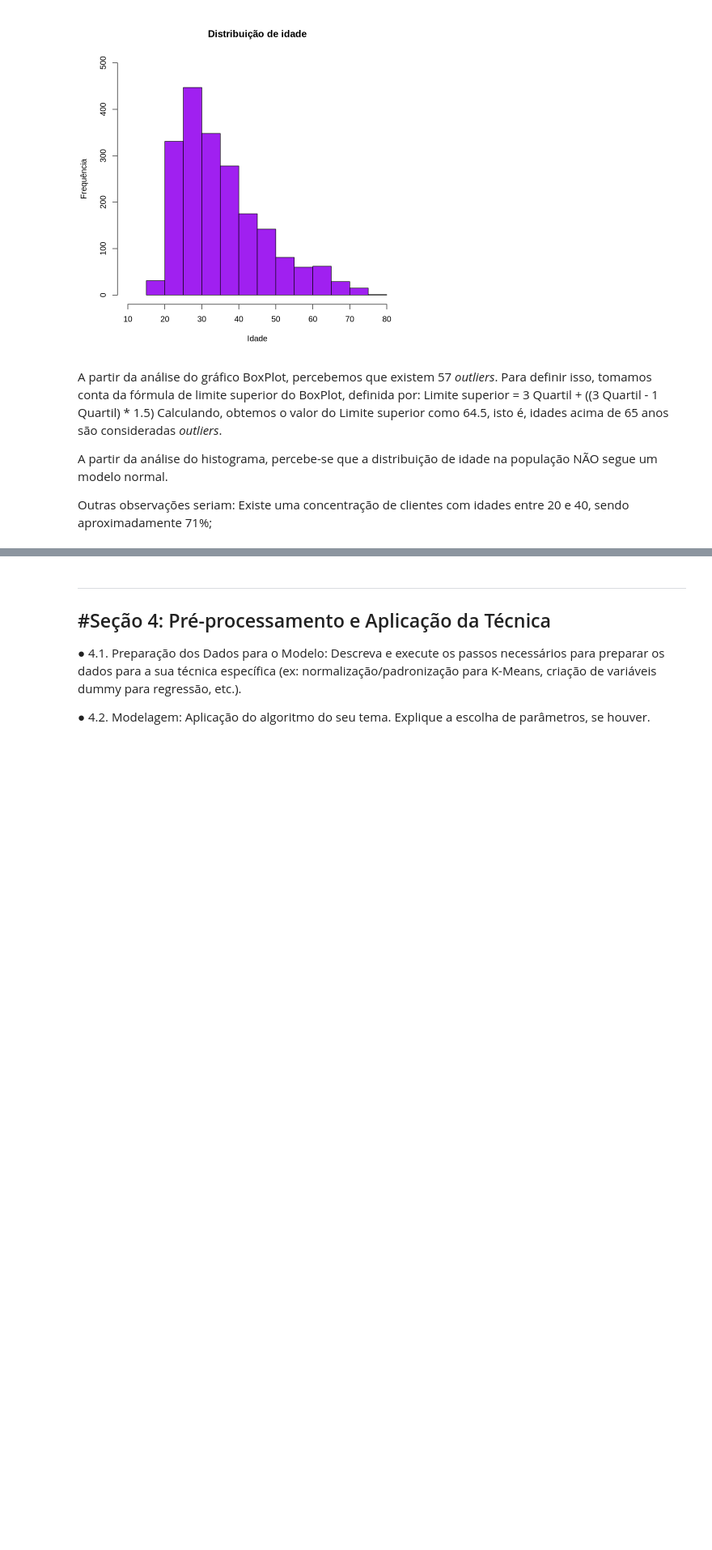
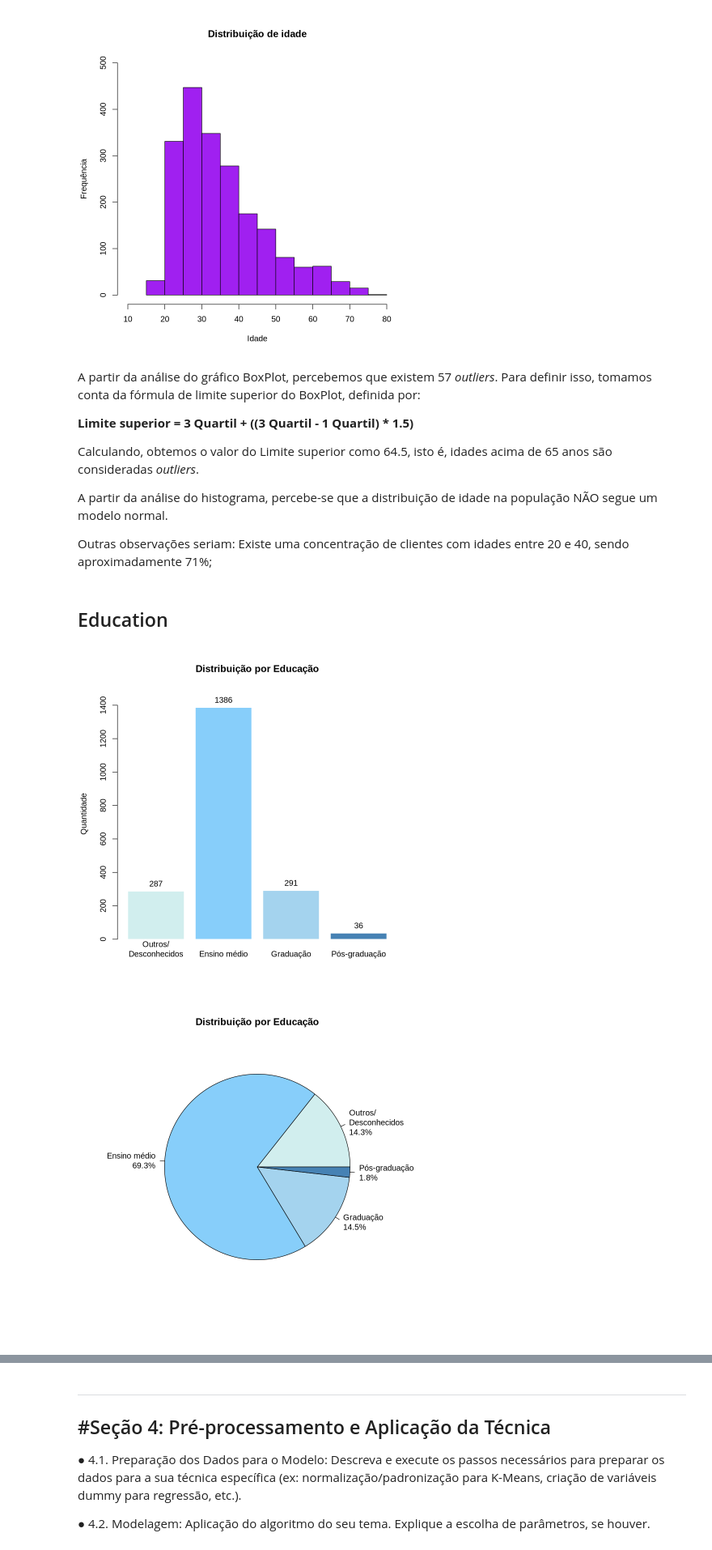
Before and after one commit to ThAlvesM/Kmean_2026-1, a Jupyter notebook: Kmean_2026-1.ipynb, the cells around one changed output, grey strips where cells are left out. Shown at 81% size. Drawn from its saved outputs; the diff is of its cells as text; code cells hidden in the pictures; blank space fills up the shorter version.

Commit message:
Adiciona análise univariada de educação

```diff
--- a/Kmean_2026-1.ipynb
+++ b/Kmean_2026-1.ipynb
@@ -358,12 +358,50 @@ Proporção de clientes com idade entre 20 e 40 anos: 0.7135
 [figure]
 # %% [markdown]
 A partir da análise do gráfico BoxPlot, percebemos que existem 57 *outliers*. Para definir isso, tomamos conta da fórmula de limite superior do BoxPlot, definida por:
-Limite superior = 3 Quartil + ((3 Quartil - 1 Quartil) * 1.5)
+
+**Limite superior = 3 Quartil + ((3 Quartil - 1 Quartil) * 1.5)**
+
 Calculando, obtemos o valor do Limite superior como 64.5, isto é, idades acima de 65 anos são consideradas *outliers*.
 
 A partir da análise do histograma, percebe-se que a distribuição de idade na população NÃO segue um modelo normal.
 
 Outras observações seriam: Existe uma concentração de clientes com idades entre 20 e 40, sendo aproximadamente 71%;
+# %% [markdown]
+## Education
+# %%
+par(bg = "white")
+
+Education_var <- table(dataset_sem_id$Education)
+
+bp <- barplot(
+    Education_var,
+    names.arg = c("Outros/\nDesconhecidos", "Ensino médio", "Graduação", "Pós-graduação"),
+    main = "Distribuição por Educação",
+    ylab = "Quantidade",
+    border = "white",
+    ylim = c(0, 1500),
+    col = c("lightcyan2", "lightskyblue", "lightskyblue2", "steelblue")
+)
+
+text(bp, contagem, labels = Education_var, pos = 3)
+
+contagem <- table(dataset_sem_id$Education)
+
+pizza <- pie(
+    Education_var,
+    main = "Distribuição por Educação",
+    labels = paste0(
+        c("Outros/\nDesconhecidos", "Ensino médio", "Graduação", "Pós-graduação"),
+        "\n",
+        round(contagem / sum(contagem) * 100, 1),
+        "%"
+    ),
+    col = c("lightcyan2", "lightskyblue", "lightskyblue2", "steelblue")
+
+)
+# %% [output]
+[figure, added]
+[figure, added]
 # %%
 dados_longo <- dataset_sem_id %>%
   select(where(is.numeric)) %>%
```
Also changed, not shown: parts of 2 cells of this notebook.
